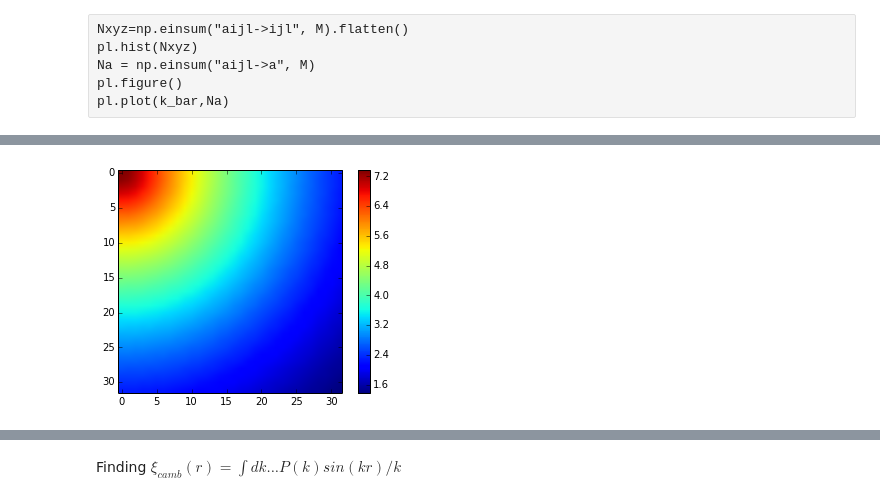
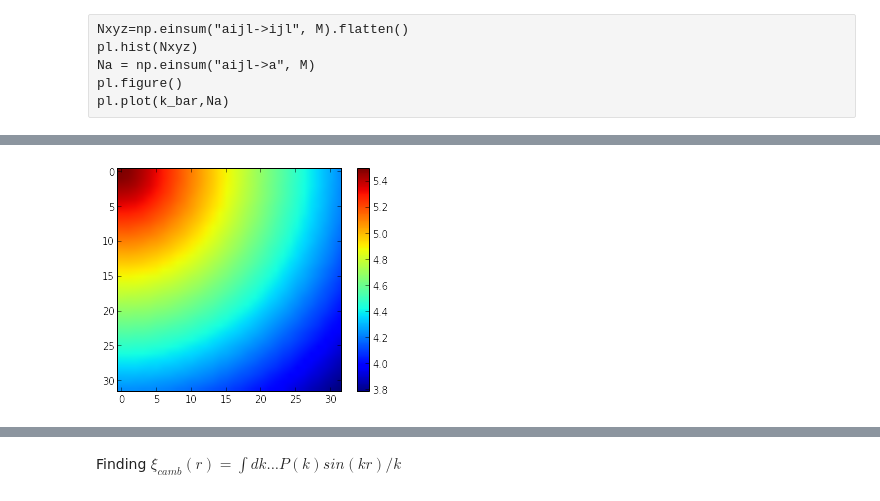
Before and after one commit to arthurmloureiro/MCMaps, a Jupyter notebook: pk_fkp_notebook.ipynb, the cells around one changed output, grey strips where cells are left out. Drawn from its saved outputs; the diff is of its cells as text; code cells hidden in the pictures.

```diff
--- a/pk_fkp_notebook.ipynb
+++ b/pk_fkp_notebook.ipynb
@@ -127,7 +118,7 @@ def n_bar_func(gridr,a_,b_):
     return a_*np.exp(-b_*gridr)
     #return n_*(1.+a_*np.sin(gridr/r0_))*np.exp(-gridr/r1_)
 #n_bar_matrix = n_bar_func(grid.grid_r,n_bar,15,200.,0.9)
-n_bar_matrix = n_bar_func(grid.grid_r, n_bar,0.04)
+n_bar_matrix = n_bar_func(grid.grid_r, n_bar,0.0089)
 #n_bar_matrix = n_bar*np.ones((n_x,n_y,n_z))
 pl.imshow(n_bar_matrix[2])
 pl.colorbar()
@@ -137,4 +128,4 @@ Wall time: 92.9 ms
-[figure, old version]
+[figure, new version]
 # %%
 %%time
 #n_bar_matrix = np.ones((n_x,n_x,n_x))*n_bar
```
Also changed, not shown: parts of 18 cells of this notebook, 3 other files.
